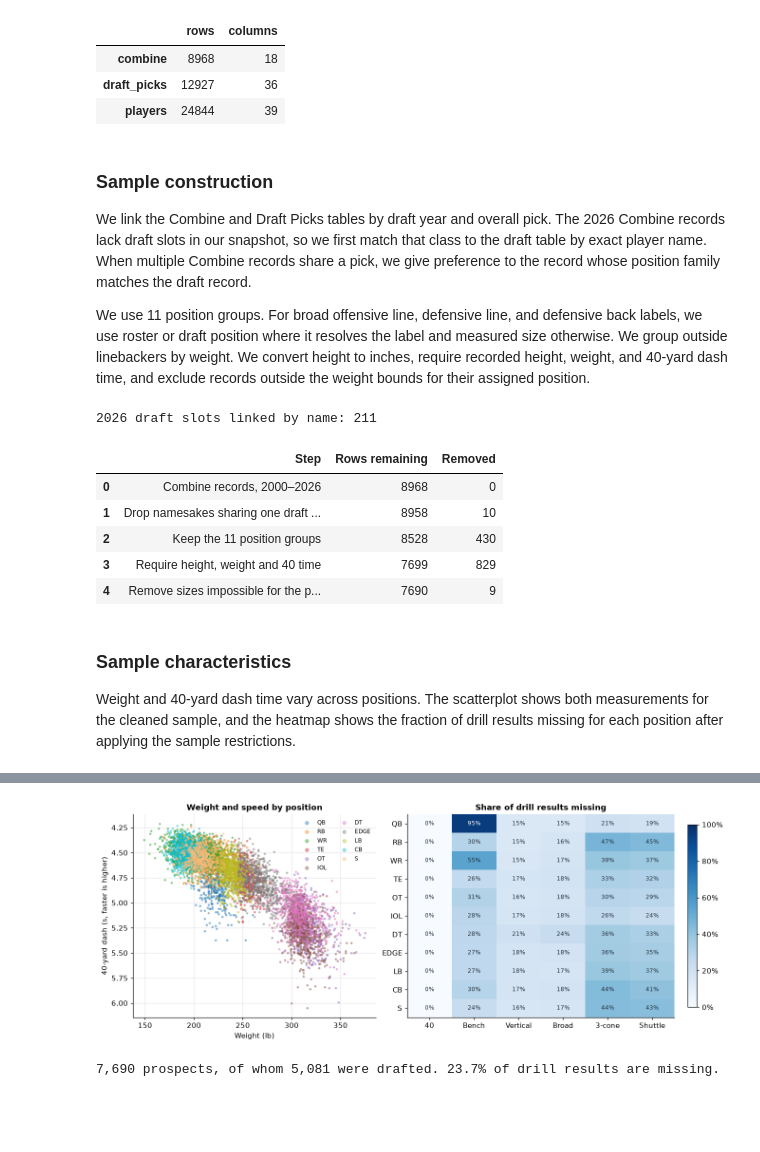
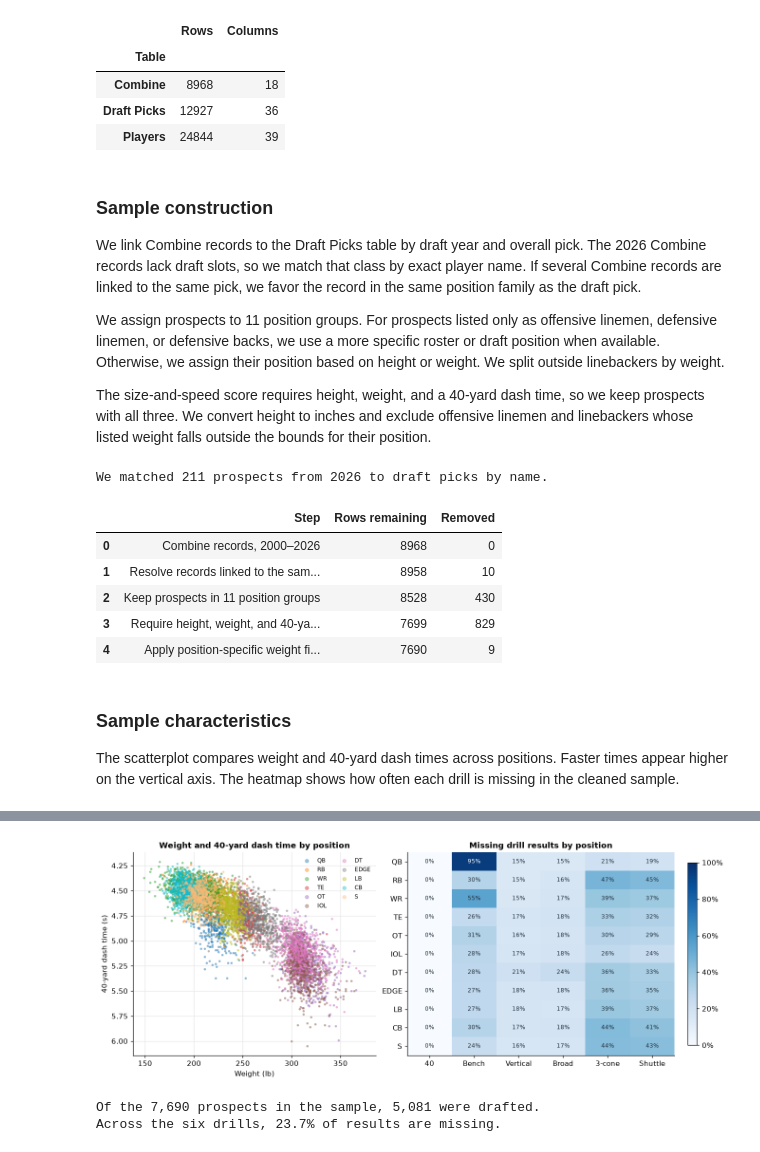
Before and after one commit to SantiHi/NFL-Verse-Project, a Jupyter notebook: nfl_draft_analysis.ipynb, the cells around one changed output, grey strips where cells are left out. Cells and saved outputs as stored; diff of their text form; code cells hidden in the pictures; blank space fills up the shorter version.

```diff
--- a/nfl_draft_analysis.ipynb
+++ b/nfl_draft_analysis.ipynb
@@ -29,43 +27,61 @@ We use an October 2026 snapshot of the Combine, Draft Picks, and Players tables
 # %%
 prepare.verify_snapshot()
 raw = prepare.load_raw()
-display(summaries.raw_overview(raw))
+source_sizes = summaries.raw_overview(raw).rename(
+    index={"combine": "Combine", "draft_picks": "Draft Picks", "players": "Players"},
+    columns={"rows": "Rows", "columns": "Columns"},
+)
+display(source_sizes.rename_axis("Table"))
 # %% [output]
-|  | rows | columns |
-| combine | 8968 | 18 |
-| draft_picks | 12927 | 36 |
-| players | 24844 | 39 |
+|  | Rows | Columns |
+| Table |  |  |
+| Combine | 8968 | 18 |
+| Draft Picks | 12927 | 36 |
+| Players | 24844 | 39 |
 # %% [markdown]
 ### Sample construction
 
-We link the Combine and Draft Picks tables by draft year and overall pick. The 2026 Combine records lack draft slots in our snapshot, so we first match that class to the draft table by exact player name. When multiple Combine records share a pick, we give preference to the record whose position family matches the draft record.
+We link Combine records to the Draft Picks table by draft year and overall pick. The 2026 Combine records lack draft slots, so we match that class by exact player name. If several Combine records are linked to the same pick, we favor the record in the same position family as the draft pick.
 
-We use 11 position groups. For broad offensive line, defensive line, and defensive back labels, we use roster or draft position where it resolves the label and measured size otherwise. We group outside linebackers by weight. We convert height to inches, require recorded height, weight, and 40-yard dash time, and exclude records outside the weight bounds for their assigned position.
+We assign prospects to 11 position groups. For prospects listed only as offensive linemen, defensive linemen, or defensive backs, we use a more specific roster or draft position when available. Otherwise, we assign their position based on height or weight. We split outside linebackers by weight.
+
+The size-and-speed score requires height, weight, and a 40-yard dash time, so we keep prospects with all three. We convert height to inches and exclude offensive linemen and linebackers whose listed weight falls outside the bounds for their position.
 # %%
 sample = prepare.build_sample(raw)
 prospects = sample.prospects
 
-print(f"{prepare.UNLINKED_CLASS} draft slots linked by name: {sample.linked_by_name:,}")
+print(f"We matched {sample.linked_by_name:,} prospects from {prepare.UNLINKED_CLASS} to draft picks by name.")
 display(sample.log)
 # %% [output]
-2026 draft slots linked by name: 211
+We matched 211 prospects from 2026 to draft picks by name.
 |  | Step | Rows remaining | Removed |
 | 0 | Combine records, 2000–2026 | 8968 | 0 |
-| 1 | Drop namesakes sharing one draft ... | 8958 | 10 |
-| 2 | Keep the 11 position groups | 8528 | 430 |
-| 3 | Require height, weight and 40 time | 7699 | 829 |
-| 4 | Remove sizes impossible for the p... | 7690 | 9 |
+| 1 | Resolve records linked to the sam... | 8958 | 10 |
+| 2 | Keep prospects in 11 position groups | 8528 | 430 |
+| 3 | Require height, weight, and 40-ya... | 7699 | 829 |
+| 4 | Apply position-specific weight fi... | 7690 | 9 |
 # %% [markdown]
 ### Sample characteristics
 
-Weight and 40-yard dash time vary across positions. The scatterplot shows both measurements for the cleaned sample, and the heatmap shows the fraction of drill results missing for each position after applying the sample restrictions.
+The scatterplot compares weight and 40-yard dash times across positions. Faster times appear higher on the vertical axis. The heatmap shows how often each drill is missing in the cleaned sample.
 # %%
-display(summaries.sample_census(prospects).round(2))
+census = summaries.sample_census(prospects).rename(
+    columns={
+        "prospects": "Prospects",
+        "drafted": "Drafted",
+        "mean_ht": "Mean height (in)",
+        "mean_wt": "Mean weight (lb)",
+        "mean_forty": "Mean 40-yard dash (s)",
+        "mean_drills": "Mean drills per prospect",
+    }
+)
+display(census.round(2).rename_axis("Position"))
 missing_drills = summaries.drill_missing_by_position(prospects)
 plots.sample_overview(prospects, missing_drills)
 plt.show()
-print(
-    f"{len(prospects):,} prospects, of whom {prospects['drafted'].sum():,} were drafted. "
-    f"{prospects[prepare.DRILLS].isna().to_numpy().mean():.1%} of drill results are missing."
-)
+
+n_drafted = prospects["drafted"].sum()
+missing_share = prospects[prepare.DRILLS].isna().to_numpy().mean()
+print(f"Of the {len(prospects):,} prospects in the sample, {n_drafted:,} were drafted.")
+print(f"Across the six drills, {missing_share:.1%} of results are missing.")
 # %% [output]
@@ -74,14 +90,15 @@ print(
 | QB | 413 | 239 | 74.69 | 222.18 | 4.81 | 4.35 |
 | RB | 716 | 424 | 70.42 | 213.12 | 4.55 | 4.47 |
 | WR | 1156 | 708 | 72.74 | 201.01 | 4.51 | 4.36 |
 | TE | 452 | 299 | 76.29 | 252.95 | 4.76 | 4.74 |
 | OT | 608 | 440 | 77.64 | 315.40 | 5.23 | 4.76 |
 | IOL | 722 | 433 | 75.82 | 311.02 | 5.26 | 4.86 |
 | DT | 604 | 431 | 74.96 | 306.74 | 5.09 | 4.59 |
 | EDGE | 826 | 604 | 75.52 | 263.24 | 4.78 | 4.66 |
 | LB | 718 | 483 | 73.41 | 237.12 | 4.69 | 4.63 |
 | CB | 875 | 621 | 71.34 | 192.51 | 4.49 | 4.49 |
 | S | 600 | 399 | 72.23 | 206.52 | 4.55 | 4.56 |
-[figure, old version]
+[figure, new version]
-7,690 prospects, of whom 5,081 were drafted. 23.7% of drill results are missing.
+Of the 7,690 prospects in the sample, 5,081 were drafted.
+Across the six drills, 23.7% of results are missing.
 # %% [markdown]
```
Also changed, not shown: parts of 11 cells of this notebook, 3 other files.
